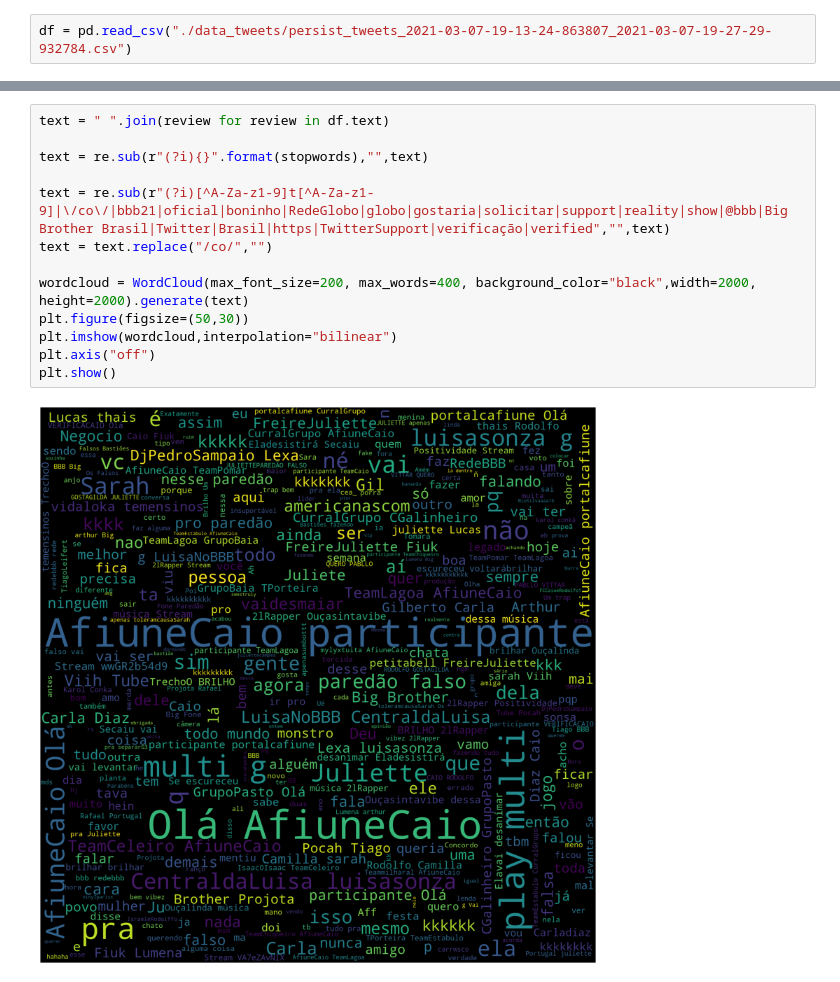
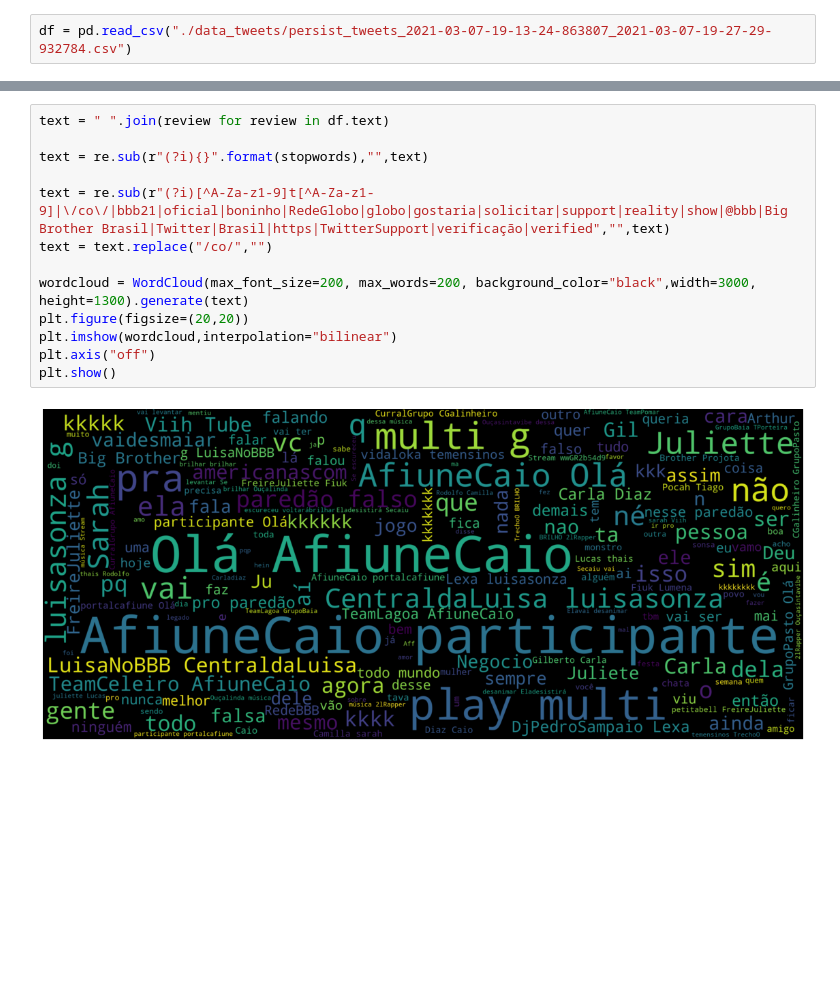
Before and after one commit to juliohenr/TEXT-EXPLORATORY, a Jupyter notebook: data_extract_twitter/cloud_words_tests.ipynb, the cells around one changed output, grey strips where cells are left out. Cells and saved outputs as stored; diff of their text form; blank space fills up the shorter version.

```diff
--- a/data_extract_twitter/cloud_words_tests.ipynb
+++ b/data_extract_twitter/cloud_words_tests.ipynb
@@ -29,15 +36,15 @@ df.head()
 # %%
 text = " ".join(review for review in df.text)
 
 text = re.sub(r"(?i){}".format(stopwords),"",text)
 
 text = re.sub(r"(?i)[^A-Za-z1-9]t[^A-Za-z1-9]|\/co\/|bbb21|oficial|boninho|RedeGlobo|globo|gostaria|solicitar|support|reality|show|@bbb|Big Brother Brasil|Twitter|Brasil|https|TwitterSupport|verificação|verified","",text)
 text = text.replace("/co/","")
 
-wordcloud = WordCloud(max_font_size=200, max_words=400, background_color="black",width=2000, height=2000).generate(text)
-plt.figure(figsize=(50,30))
+wordcloud = WordCloud(max_font_size=200, max_words=200, background_color="black",width=3000, height=1300).generate(text)
+plt.figure(figsize=(20,20))
 plt.imshow(wordcloud,interpolation="bilinear")
 plt.axis("off")
 plt.show()
 # %% [output]
-[figure, old version]
+[figure, new version]
```
Also changed, not shown: parts of 1 cell of this notebook, 5 other files.
